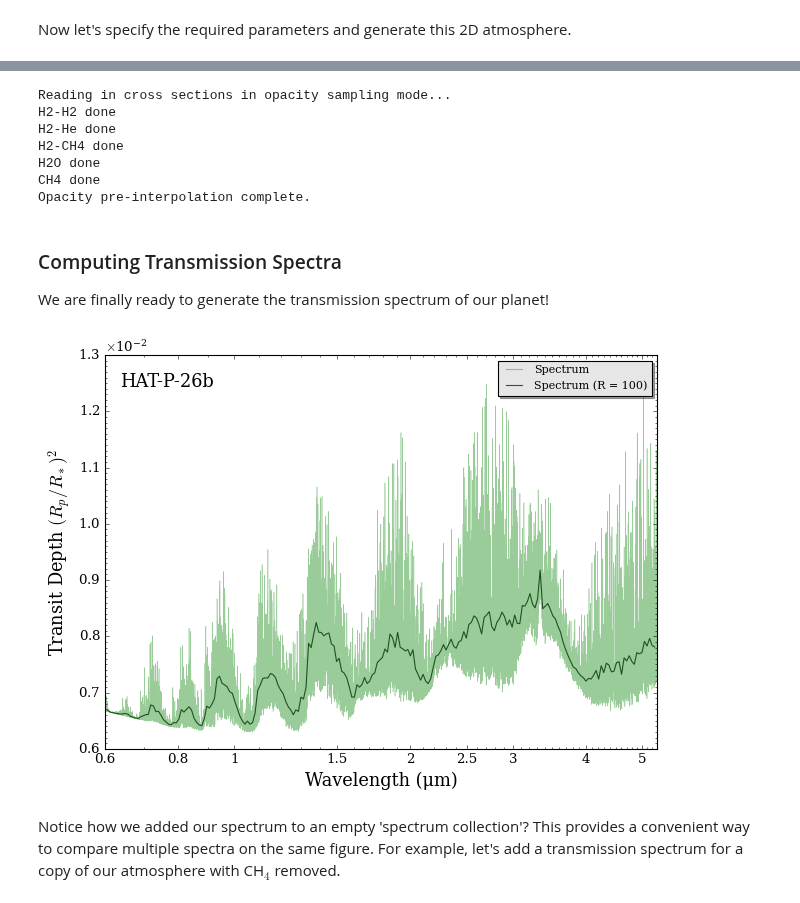
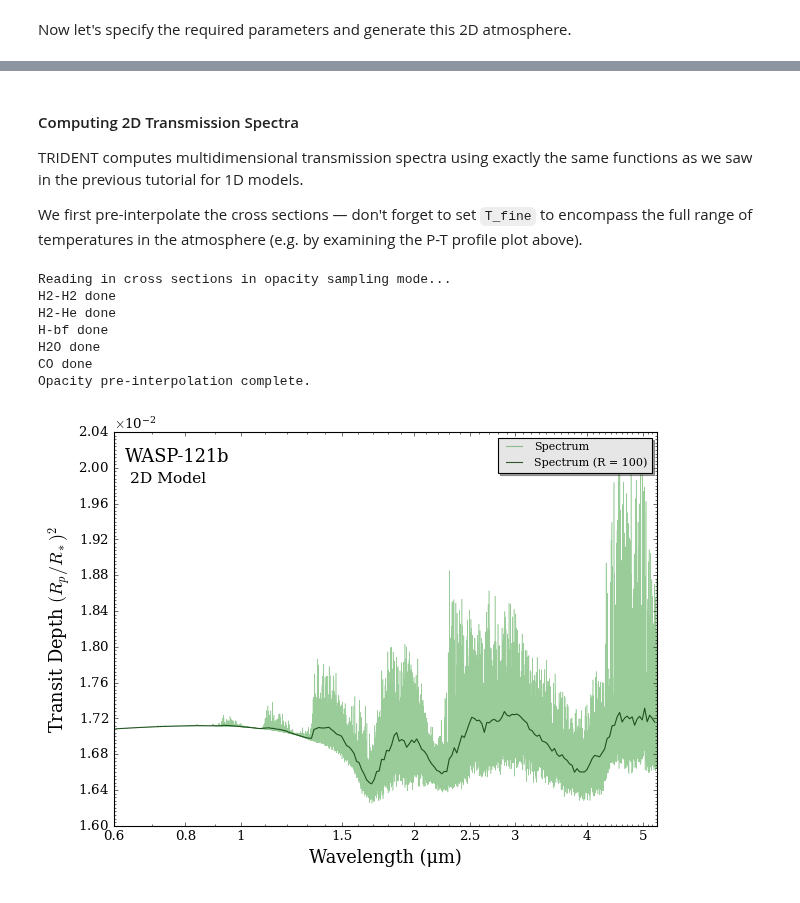
Before and after one commit to MartianColonist/POSEIDON, a Jupyter notebook: docs/content/notebooks/transmission_2D.ipynb, the cells around one changed output, grey strips where cells are left out. Drawn from its saved outputs; the diff is of its cells as text; code cells hidden in the pictures.

```diff
--- a/docs/content/notebooks/transmission_2D.ipynb
+++ b/docs/content/notebooks/transmission_2D.ipynb
@@ -62,8 +62,9 @@ DN_vary = ['H-', 'H2O']   # Only H- and H2O change from day to night
 
 # Create the model object
 model = define_model(model_name, bulk_species, param_species,
-                     PT_profile = 'gradient', TwoD_type = 'D-N',
-                     PT_dim = 2, X_dim = 2, species_DN_gradient = DN_vary)
+                     PT_profile = 'gradient', X_profile = 'isochem',   # P-T profiles with a vertical gradient, mixing ratios uniform with pressure
+                     TwoD_type = 'D-N', PT_dim = 2, X_dim = 2,
+                     species_DN_gradient = DN_vary)
 
 # Check the free parameters defining this model
 print("Free parameters: " + str(model['param_names']))
@@ -79,7 +80,7 @@ from POSEIDON.core import make_atmosphere
 import numpy as np
 
 # Specify the pressure grid of the atmosphere
-P_min = 1.0e-7    # 0.1 ubar
+P_min = 1.0e-9    # 0.1 ubar
 P_max = 100       # 100 bar
 N_layers = 100    # 100 layers
 
@@ -91,9 +92,12 @@ P_ref = 10.0   # Reference pressure (bar)
 R_p_ref = R_p  # Radius at reference pressure
 
 # Provide a specific set of model parameters for the atmosphere
-PT_params = np.array([1000])                # T (K)
-log_X_params = np.array([[-3.3, -5.0]])     # log(H2O), log(CH4)
+PT_params = np.array([1800, 1000, 2200])                    # T_bar_DN, Delta_T_DN, T_deep
+log_X_params = np.array([-10.0, +4.0, -4.3, -2.0, -3.0])    # log(H-), Delta(H-), log(H2O), Delta(H2O), log(CO)
+geometry = np.array([20])                                   # Opening angle Beta (in degrees)
+N_slices = 10                  # Number of discrete slices over terminator transition (angular width = N/beta), defaults to 4 if not specified
 
 # Generate the atmosphere
 atmosphere = make_atmosphere(planet, model, P, P_ref, R_p_ref,
-                             PT_params, log_X_params)
+                             PT_params, log_X_params, geometry_params = geometry,
+                             N_slice_DN = N_slices)
@@ -131,3 +145,9 @@ Let's now initialise the opacities for our example giant planet atmosphere. We'l
+# %% [markdown]
+#### Computing 2D Transmission Spectra
+
+TRIDENT computes multidimensional transmission spectra using exactly the same functions as we saw in the previous tutorial for 1D models.
+
+We first pre-interpolate the cross sections — don't forget to set ``T_fine`` to encompass the full range of temperatures in the atmosphere (e.g. by examining the P-T profile plot above).
 # %%
 from POSEIDON.core import read_opacities, wl_grid_constant_R
 
@@ -135,7 +155,7 @@ from POSEIDON.core import read_opacities, wl_grid_constant_R
 
 wl_min = 0.6      # Minimum wavelength (um)
 wl_max = 5.3      # Maximum wavelength (um)
-R = 5000          # Spectral resolution of grid
+R = 10000          # Spectral resolution of grid
 
 wl = wl_grid_constant_R(wl_min, wl_max, R)
 
@@ -143,13 +163,9 @@ wl = wl_grid_constant_R(wl_min, wl_max, R)
 
 opacity_treatment = 'opacity_sampling'
 
-# First, specify limits of the fine temperature and pressure grids for the
-# pre-interpolation of cross sections. These fine grids should cover a
-# wide range of possible temperatures and pressures for the model atmosphere.
-
 # Define fine temperature grid (K)
-T_fine_min = 400     # 400 K lower limit suffices for a typical hot Jupiter
-T_fine_max = 2000    # 2000 K upper limit suffices for a typical hot Jupiter
+T_fine_min = 1200    # Colder than the nightside
+T_fine_max = 2400    # Hotter than the dayside
 T_fine_step = 10     # 10 K steps are a good tradeoff between accuracy and RAM
 
 T_fine = np.arange(T_fine_min, (T_fine_max + T_fine_step), T_fine_step)
@@ -168,29 +184,24 @@ opac = read_opacities(model, wl, opacity_treatment, T_fine, log_P_fine)
 Reading in cross sections in opacity sampling mode...
 H2-H2 done
 H2-He done
-H2-CH4 done
+H-bf done
 H2O done
-CH4 done
+CO done
 Opacity pre-interpolation complete.
-# %% [markdown]
-### Computing Transmission Spectra
-
-We are finally ready to generate the transmission spectrum of our planet!
 # %%
 from POSEIDON.core import compute_spectrum
 from POSEIDON.visuals import plot_spectra
 from POSEIDON.utility import plot_collection
 
 # Generate our first transmission spectrum
-spectrum = compute_spectrum(planet, star, model, atmosphere, opac, wl,
-                            spectrum_type = 'transmission')
+spectrum_2D = compute_spectrum(planet, star, model, atmosphere, opac, wl,
+                              spectrum_type = 'transmission')
 
-# Add the spectrum we want to plot to an empty spectra plot collection
-spectra = plot_collection(spectrum, wl, collection = [])
+# Add the spectrum to an empty spectra plot collection
+spectra = plot_collection(spectrum_2D, wl, collection = [])
 
 # Produce figure and save to file
-fig = plot_spectra(spectra, planet, model, R_to_bin = 100)
+fig = plot_spectra(spectra, planet, model, R_to_bin = 100,
+                   plt_label = '2D Model')
 # %% [output]
-[figure, old version]
+[figure, new version]
-# %% [markdown]
-Notice how we added our spectrum to an empty 'spectrum collection'? This provides a convenient way to compare multiple spectra on the same figure. For example, let's add a transmission spectrum for a copy of our atmosphere with CH$_4$ removed.
```
Also changed, not shown: parts of 24 cells of this notebook, 2 other files.
